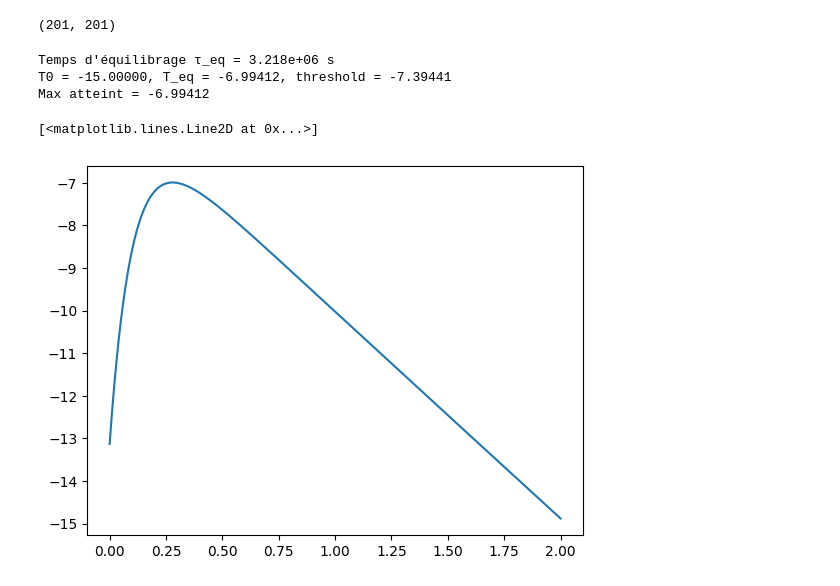
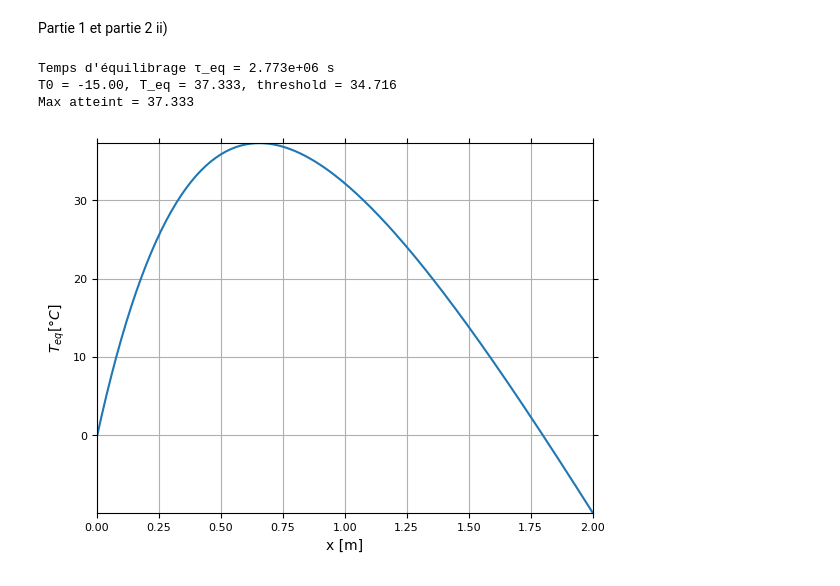
Before and after one commit to SebGagnon/PHS3903, a Jupyter notebook: MiniDev1/Exo1.ipynb, the cells around one changed output. Cells and saved outputs as stored; diff of their text form; code cells hidden in the pictures.

```diff
--- a/MiniDev1/Exo1.ipynb
+++ b/MiniDev1/Exo1.ipynb
@@ -5,8 +105,15 @@ import matplotlib.pyplot as plt
+# %% [markdown]
+Partie 1 et partie 2 ii)
 # %%
+"""
+Code de la partie 1 et de la partie ii). Un algorithme est développé pour la résolution temporelle
+de l'équation de la chaleur. Cet algorithme est ensuite utilisé pour calculer le temps d'équilibrage du système
+"""
+
 #Constantes
 
 L = 2 #[m]
-dL= 0.1
+dL= 0.5
 q = 400 # [W/m^3]
 Ta = 258.15 # [Kelvin]
 i = 200 # Nombre de pas du maillage spatial [s]
@@ -14,9 +121,9 @@ dx=L/i; #Pas de discrétisation
 ti = 0 # temps initial [s]
 tf = 10**7 # temps final [s]
 
-k = 0.5 # [W/(m*K)]
-h = 20 # [W/(m^2*K)]
-Xi = 0.5 # [S.U.]
+k = 1 # [W/(m*K)]
+h = 10 # [W/(m^2*K)]
+Xi = 0.75 # [S.U.]
 Cv = 1000 # [J/(Kg*K)]
 rho = 2000 # [Kg/m^3]
 dt = dx**2*((Cv*rho)/k) # pas de temps [s]
@@ -55,10 +162,6 @@ M[i,i]=0
 alpha = (Cv*rho)/k
 A_prime = M-(dt/(alpha*dx**2))*Xi*A
 b_prime = (M+(dt/(alpha*dx**2))*(1-Xi)*A)@u0-(dt/(alpha*dx**2))*(Xi*b+(1-Xi)*b)
-# %%
-print(A.shape)
-# %% [output]
-(201, 201)
 # %%
 #Resolution temporelle
 
@@ -77,8 +180,8 @@ while t<tf:
     t=t+dt
 # %%
 #Calcul du temps d'équilibre
+
 T_max_K = np.array(T_max)
-
 T0 = T_max_K[0]
 T_eq = T_max_K[-1]
 
@@ -93,18 +196,26 @@ if np.any(mask):
 else:
     print("Le seuil d'équilibre n'a pas été atteint pendant la simulation.")
 
-print(f"T0 = {T0-273.15:.5f}, T_eq = {T_eq-273.15:.5f}, threshold = {threshold-273.15:.5f}")
-print(f"Max atteint = {np.max(T_max_K)-273.15:.5f}")
+print(f"T0 = {T0-273.15:.2f}, T_eq = {T_eq-273.15:.3f}, threshold = {threshold-273.15:.3f}")
+print(f"Max atteint = {np.max(T_max_K)-273.15:.3f}")
 # %% [output]
-Temps d'équilibrage τ_eq = 3.218e+06 s
-T0 = -15.00000, T_eq = -6.99412, threshold = -7.39441
-Max atteint = -6.99412
+Temps d'équilibrage τ_eq = 2.773e+06 s
+T0 = -15.00, T_eq = 37.333, threshold = 34.716
+Max atteint = 37.333
 # %%
-#Graphique
+#Graphique temps vs espace
 
 x=np.linspace(0,L,len(u))
 u=u-273.15
 plt.plot(x,u)
+plt.xlabel('x [m]')
+plt.ylabel('$T_{eq} [°C]$')
+plt.xlim(0,2)
+plt.ylim(u.min(),u.max())
+ax = plt.gca()
+ax.tick_params(axis='x', which='both', bottom=True, top=True, labelsize=8)
+ax.tick_params(axis='y', which='both', left=True, right=True, labelsize=8)
+plt.grid()
+plt.show()
 # %% [output]
-[<matplotlib.lines.Line2D at 0x...>]
-[figure, old version]
+[figure, new version]
```
Also changed, not shown: parts of 4 cells of this notebook.
